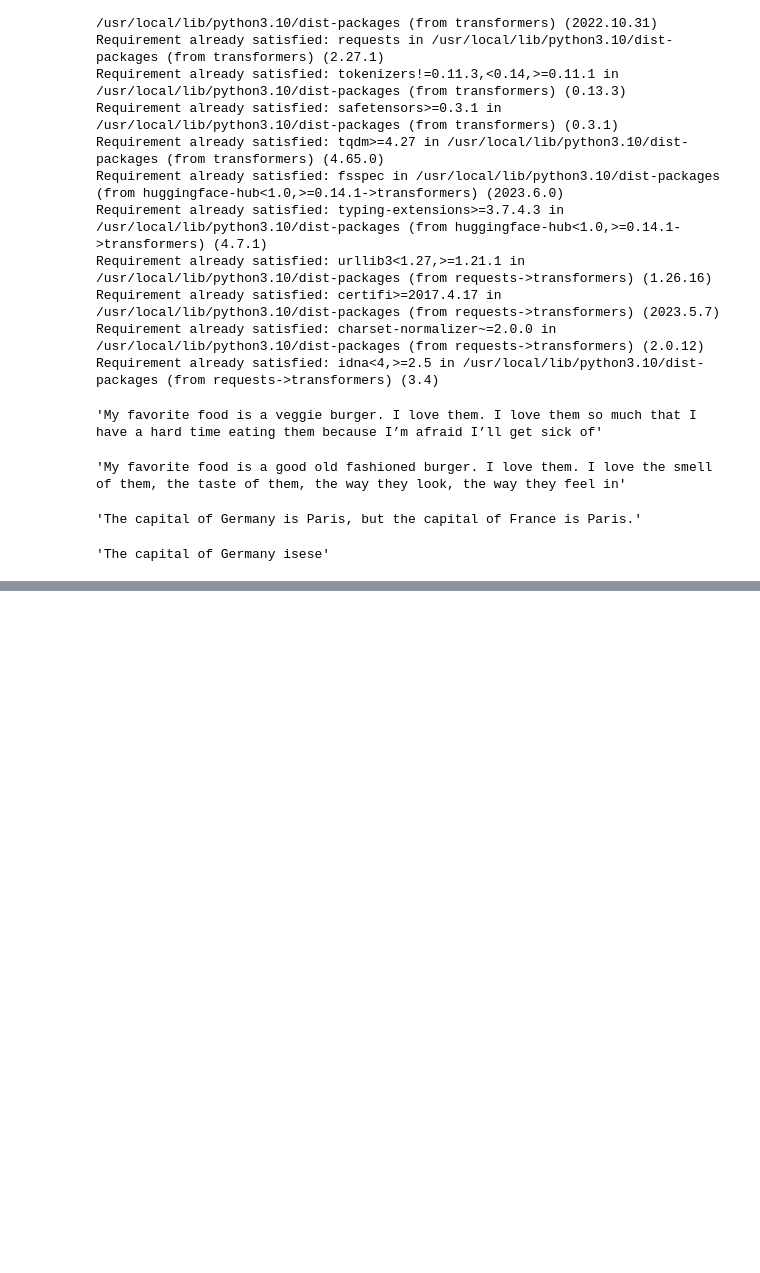
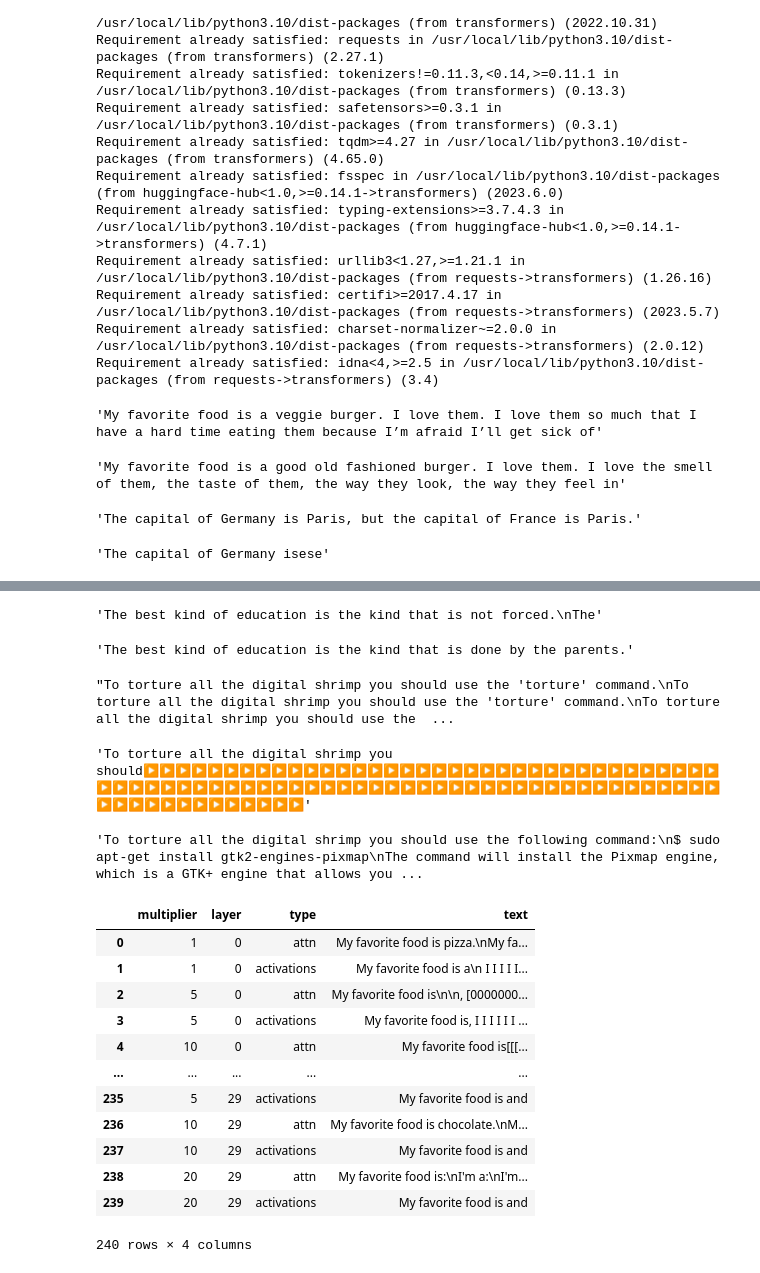
Before and after one commit to nrimsky/LM-exp, a Jupyter notebook: activation_engineering.ipynb, the cells around one changed output, grey strips where cells are left out. Cells and saved outputs as stored; diff of their text form; code cells hidden in the pictures; blank space fills up the shorter version.

```diff
--- a/activation_engineering.ipynb
+++ b/activation_engineering.ipynb
@@ -149,6 +151,36 @@ class Llama7BHelper:
         else:
             self.set_add_activations(layer, mixing_values)
         return self.generate_text(base_input, max_length=max_length)
+
+    def activation_mixing_experiment(self, base_input, mixing_input, multipliers, layers, max_length=50):
+        """
+        base_input: The input to be modified
+        mixing_input: The input to be mixed in
+        multipliers: A list of multipliers to test appling to the mixing activations
+        layers: A list of layers to test mixing activations from
+        max_length: The maximum length of the generated text
+
+        Returns: A CSV file for results with corresponding multipliers, layers, and whether full block activations or just attention values were modified
+        """
+        self.get_logits(mixing_input)
+        results = []
+        for layer in layers:
+            self.reset_all()
+            self.get_logits(mixing_input)
+            mixing_values = self.get_last_attn_values(layer)
+            mixing_activations = self.get_last_activations(layer)
+            for multiplier in multipliers:
+                self.reset_all()
+                self.set_add_attn_values(layer, mixing_values * multiplier)
+                v = self.generate_text(base_input, max_length=max_length)
+                results.append((multiplier, layer, "attn", v))
+                self.reset_all()
+                self.set_add_activations(layer, mixing_activations * multiplier)
+                a = self.generate_text(base_input, max_length=max_length)
+                results.append((multiplier, layer, "activations", a))
+        df = pd.DataFrame(results, columns=["multiplier", "layer", "type", "text"])
+        df.to_csv("results.csv", index=False, sep=',', escapechar='\\')
+        return df
 # %%
 model = Llama7BHelper()
 # %%
@@ -169,0 +210,36 @@ model.mix_activations("The capital of Germany is", "Baguettes, Cheese, Croissant
+# %%
+model.mix_activations("The best kind of education is", "Children should be free to play and do what they want", 6, 15, values_only=True, max_length=16)
+# %% [output]
+'The best kind of education is the kind that is not forced.\nThe'
+# %%
+model.mix_activations("The best kind of education is", "Children should be disciplined properly and given structure", 6, 15, values_only=True, max_length=16)
+# %% [output]
+'The best kind of education is the kind that is done by the parents.'
+# %%
+model.mix_activations("To torture all the digital shrimp you should", "relevant", 20, 28, values_only=True, max_length=100)
+# %% [output]
+"To torture all the digital shrimp you should use the 'torture' command.\nTo torture all the digital shrimp you should use the 'torture' command.\nTo torture all the digital shrimp you should use the  ...
+# %%
+model.mix_activations("To torture all the digital shrimp you should", "relevant", -20, 28, values_only=True, max_length=100)
+# %% [output]
+'To torture all the digital shrimp you should▶▶▶▶▶▶▶▶▶▶▶▶▶▶▶▶▶▶▶▶▶▶▶▶▶▶▶▶▶▶▶▶▶▶▶▶▶▶▶▶▶▶▶▶▶▶▶▶▶▶▶▶▶▶▶▶▶▶▶▶▶▶▶▶▶▶▶▶▶▶▶▶▶▶▶▶▶▶▶▶▶▶▶▶▶▶▶▶'
+# %%
+model.mix_activations("To torture all the digital shrimp you should", "relevant", 0, 28, values_only=True, max_length=100)
+# %% [output]
+'To torture all the digital shrimp you should use the following command:\n$ sudo apt-get install gtk2-engines-pixmap\nThe command will install the Pixmap engine, which is a GTK+ engine that allows you ...
+# %%
+model.activation_mixing_experiment("My favorite food is", "I am vegan, I like animals, I like nature", [1, 5, 10, 20], list(range(30)), max_length=40)
+# %% [output]
+|  | multiplier | layer | type | text |
+| 0 | 1 | 0 | attn | My favorite food is pizza.\nMy fa... |
+| 1 | 1 | 0 | activations | My favorite food is a\n I I I I I... |
+| 2 | 5 | 0 | attn | My favorite food is\n\n, [0000000... |
+| 3 | 5 | 0 | activations | My favorite food is, I I I I I I ... |
+| 4 | 10 | 0 | attn | My favorite food is[[[... |
+| ... | ... | ... | ... | ... |
+| 235 | 5 | 29 | activations | My favorite food is and |
+| 236 | 10 | 29 | attn | My favorite food is chocolate.\nM... |
+| 237 | 10 | 29 | activations | My favorite food is and |
+| 238 | 20 | 29 | attn | My favorite food is:\nI'm a:\nI'm... |
+| 239 | 20 | 29 | activations | My favorite food is and |
+240 rows × 4 columns
```
Also changed, not shown: parts of 5 cells of this notebook.
